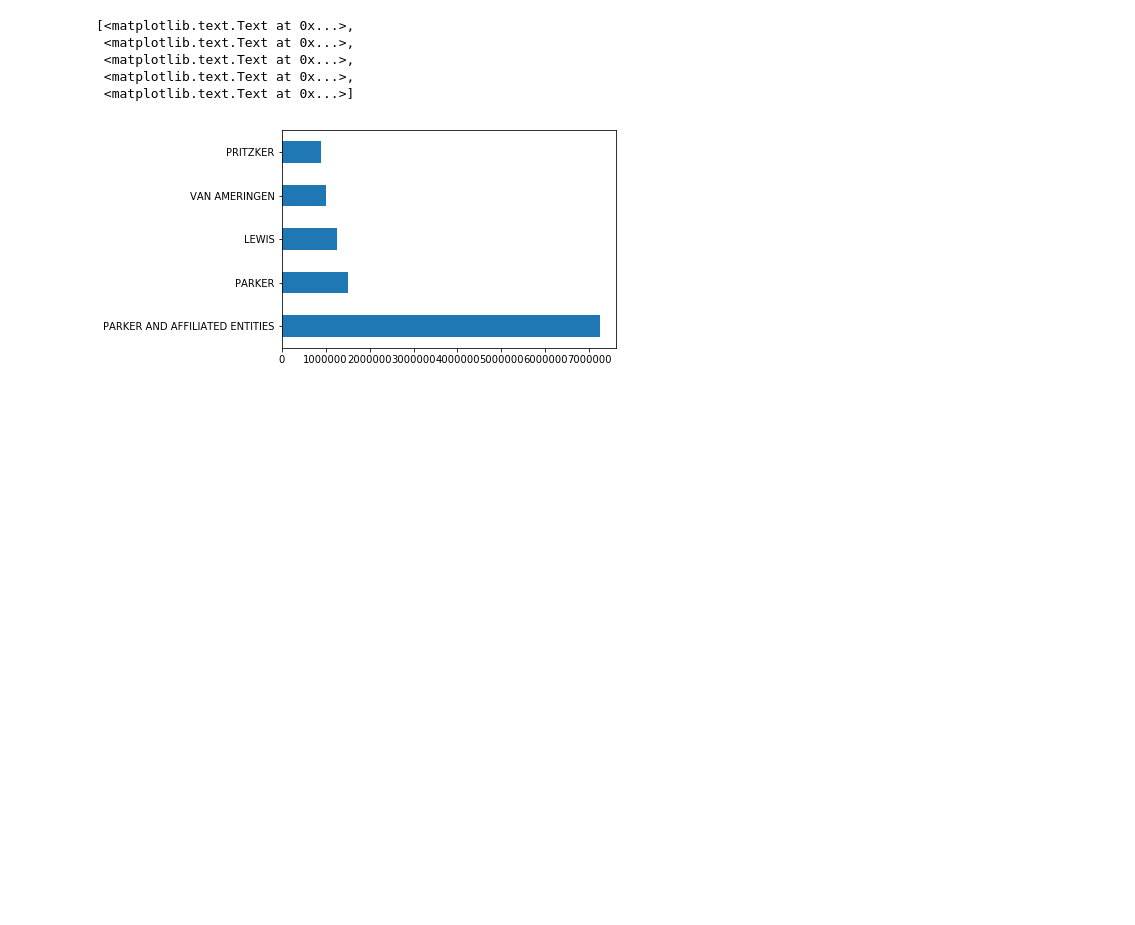
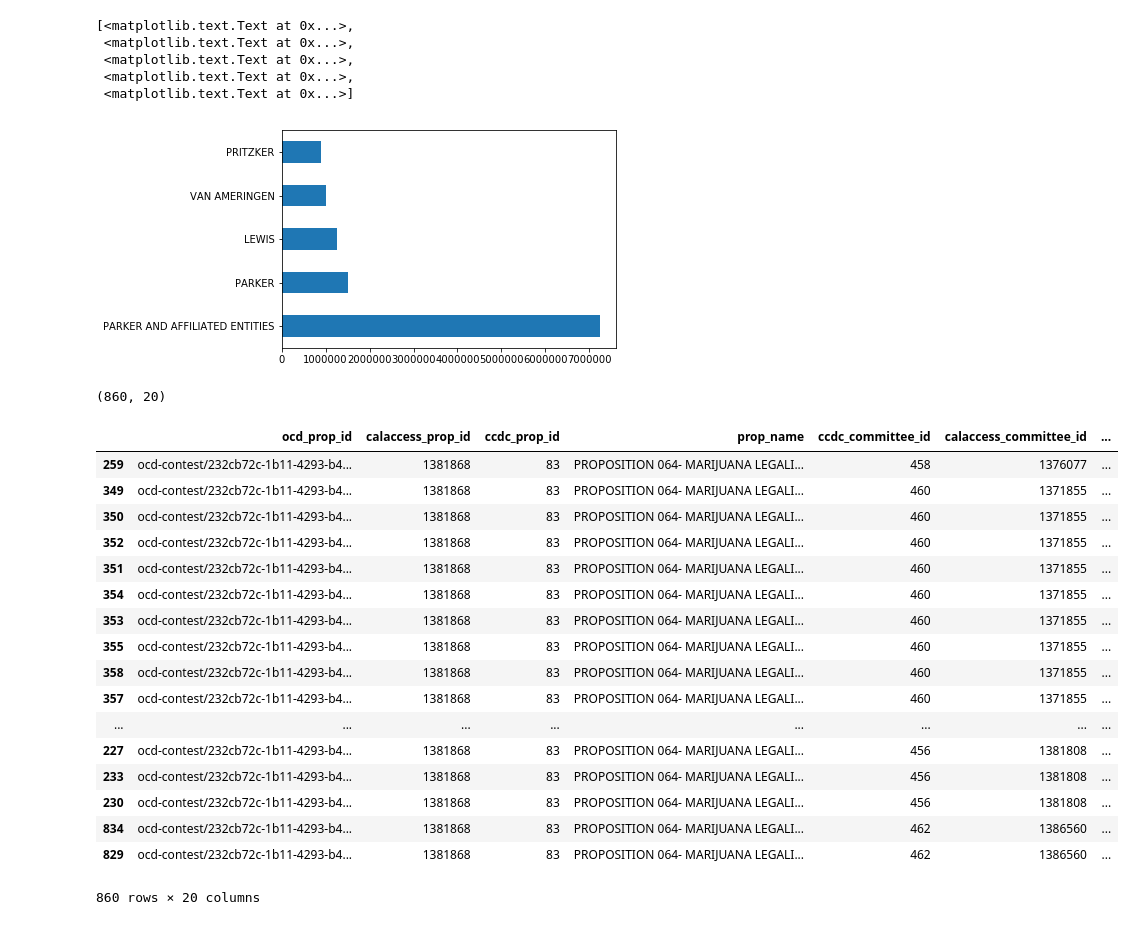
Before and after one commit to mharias/first-python-notebook, a Jupyter notebook: Code.ipynb, the cells around one changed output. Cells and saved outputs as stored; diff of their text form; code cells hidden in the pictures; blank space fills up the shorter version.

```diff
--- a/Code.ipynb
+++ b/Code.ipynb
@@ -149,3 +149,28 @@ chart.set_yticklabels(top_supporters.contributor_lastname)
  <matplotlib.text.Text at 0x...>,
  <matplotlib.text.Text at 0x...>]
 [figure]
+# %%
+merged.shape
+# %% [output]
+(860, 20)
+# %%
+merged.sort_values("date_received")
+# %% [output]
+|  | ocd_prop_id | calaccess_prop_id | ccdc_prop_id | prop_name | ccdc_committee_id | calaccess_committee_id | ... |
+| 259 | ocd-contest/232cb72c-1b11-4293-b4... | 1381868 | 83 | PROPOSITION 064- MARIJUANA LEGALI... | 458 | 1376077 | ... |
+| 349 | ocd-contest/232cb72c-1b11-4293-b4... | 1381868 | 83 | PROPOSITION 064- MARIJUANA LEGALI... | 460 | 1371855 | ... |
+| 350 | ocd-contest/232cb72c-1b11-4293-b4... | 1381868 | 83 | PROPOSITION 064- MARIJUANA LEGALI... | 460 | 1371855 | ... |
+| 352 | ocd-contest/232cb72c-1b11-4293-b4... | 1381868 | 83 | PROPOSITION 064- MARIJUANA LEGALI... | 460 | 1371855 | ... |
+| 351 | ocd-contest/232cb72c-1b11-4293-b4... | 1381868 | 83 | PROPOSITION 064- MARIJUANA LEGALI... | 460 | 1371855 | ... |
+| 354 | ocd-contest/232cb72c-1b11-4293-b4... | 1381868 | 83 | PROPOSITION 064- MARIJUANA LEGALI... | 460 | 1371855 | ... |
+| 353 | ocd-contest/232cb72c-1b11-4293-b4... | 1381868 | 83 | PROPOSITION 064- MARIJUANA LEGALI... | 460 | 1371855 | ... |
+| 355 | ocd-contest/232cb72c-1b11-4293-b4... | 1381868 | 83 | PROPOSITION 064- MARIJUANA LEGALI... | 460 | 1371855 | ... |
+| 358 | ocd-contest/232cb72c-1b11-4293-b4... | 1381868 | 83 | PROPOSITION 064- MARIJUANA LEGALI... | 460 | 1371855 | ... |
+| 357 | ocd-contest/232cb72c-1b11-4293-b4... | 1381868 | 83 | PROPOSITION 064- MARIJUANA LEGALI... | 460 | 1371855 | ... |
+| ... | ... | ... | ... | ... | ... | ... | ... |
+| 227 | ocd-contest/232cb72c-1b11-4293-b4... | 1381868 | 83 | PROPOSITION 064- MARIJUANA LEGALI... | 456 | 1381808 | ... |
+| 233 | ocd-contest/232cb72c-1b11-4293-b4... | 1381868 | 83 | PROPOSITION 064- MARIJUANA LEGALI... | 456 | 1381808 | ... |
+| 230 | ocd-contest/232cb72c-1b11-4293-b4... | 1381868 | 83 | PROPOSITION 064- MARIJUANA LEGALI... | 456 | 1381808 | ... |
+| 834 | ocd-contest/232cb72c-1b11-4293-b4... | 1381868 | 83 | PROPOSITION 064- MARIJUANA LEGALI... | 462 | 1386560 | ... |
+| 829 | ocd-contest/232cb72c-1b11-4293-b4... | 1381868 | 83 | PROPOSITION 064- MARIJUANA LEGALI... | 462 | 1386560 | ... |
+860 rows × 20 columns
```
Also changed, not shown: parts of 4 cells of this notebook.
